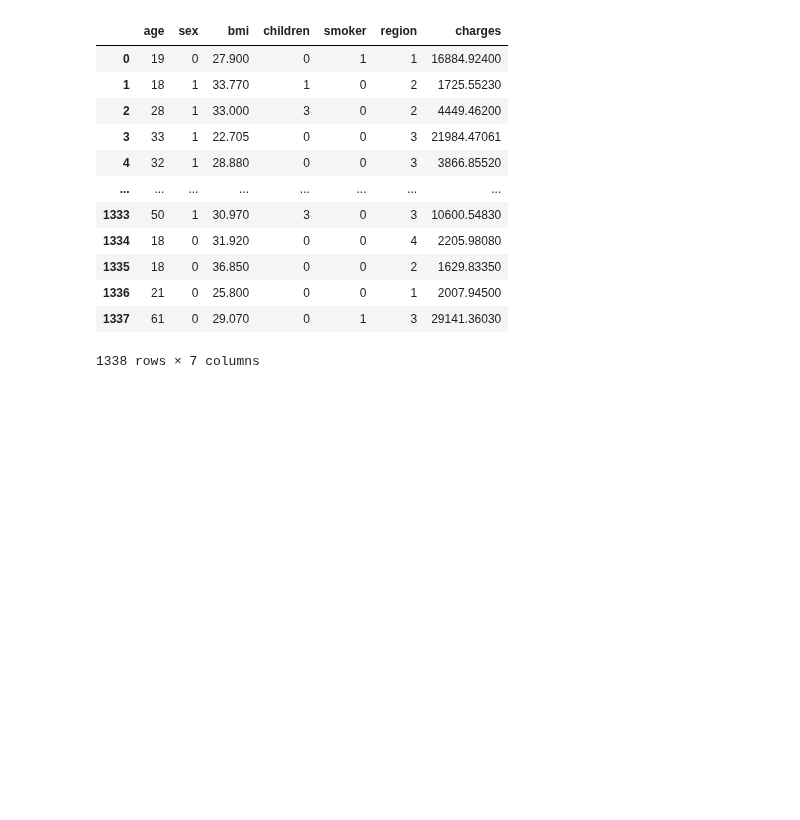
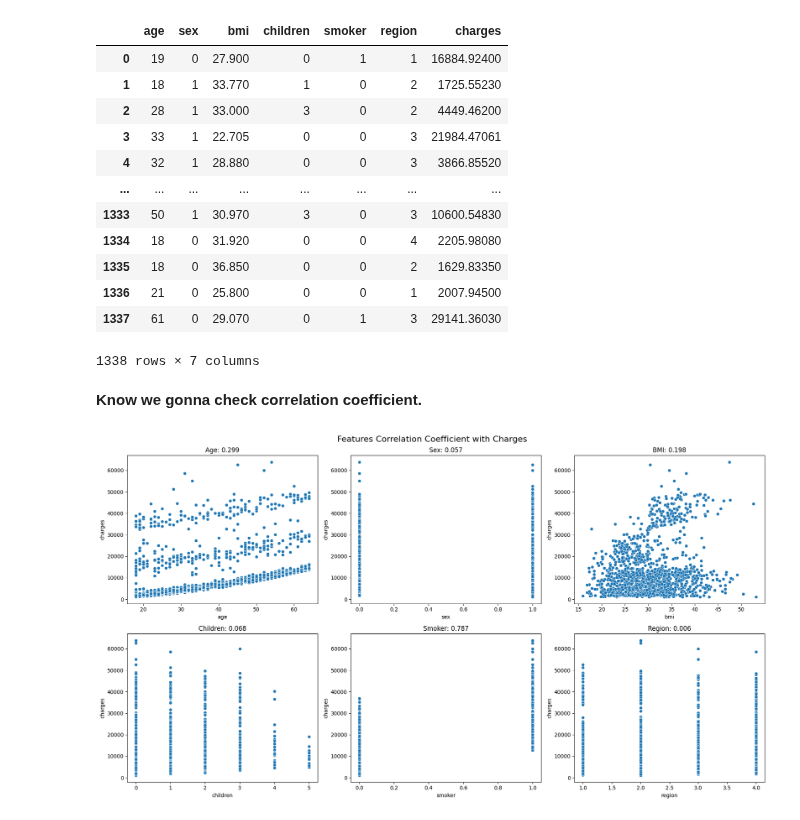
Before and after one commit to Haseebi-khan/MachineLearning, a Jupyter notebook: MachineLearning3and4_practice.ipynb, the cells around one changed output. Cells and saved outputs as stored; diff of their text form; code cells hidden in the pictures; blank space fills up the shorter version.

```diff
--- a/MachineLearning3and4_practice.ipynb
+++ b/MachineLearning3and4_practice.ipynb
@@ -120,3 +120,70 @@ df
 | 1336 | 21 | 0 | 25.800 | 0 | 0 | 1 | 2007.94500 |
 | 1337 | 61 | 0 | 29.070 | 0 | 1 | 3 | 29141.36030 |
 1338 rows × 7 columns
+# %% [markdown]
+**Know we gonna check correlation coefficient.**
+# %%
+# age	sex	bmi	children    smoker	 region	 charges
+age = np.array(df["age"])
+sex = np.array(df["sex"])
+bmi = np.array(df["bmi"])
+children = np.array(df["children"])
+smoker = np.array(df["smoker"])
+region = np.array(df["region"])
+y = np.array(df["charges"])
+
+def corr_coef(x, y):
+    numerator = np.sum(np.multiply(x - np.mean(x), y - np.mean(y)))
+    denominator = np.multiply(np.sqrt(np.sum((x - np.mean(x))**2)), np.sqrt(np.sum((y - np.mean(y))**2)))
+    corr_coef_age = numerator / denominator
+    return corr_coef_age
+
+x = age
+corr_coef_age = corr_coef(x,y)
+
+x = sex
+corr_coef_sex = corr_coef(x,y)
+
+x = bmi
+corr_coef_bmi = corr_coef(x,y)
+
+x = children
+corr_coef_children = corr_coef(x,y)
+
+x = smoker
+corr_coef_smoker = corr_coef(x,y)
+
+x = region
+corr_coef_region = corr_coef(x,y)
+
+fig, axes = plt.subplots(2, 3, figsize=(18, 10))
+fig.suptitle('Features Correlation Coefficient with Charges', fontsize=16)
+
+# Age vs Charges
+axes[0, 0].set_title(f'Age: {corr_coef_age:.3f}')
+sns.scatterplot(x='age', y='charges', data=df, ax=axes[0, 0])
+
+# Sex vs Charges
+axes[0, 1].set_title(f'Sex: {corr_coef_sex:.3f}')
+sns.scatterplot(x='sex', y='charges', data=df, ax=axes[0, 1])
+
+# BMI vs Charges
+axes[0, 2].set_title(f'BMI: {corr_coef_bmi:.3f}')
+sns.scatterplot(x='bmi', y='charges', data=df, ax=axes[0, 2])
+
+# Children vs Charges
+axes[1, 0].set_title(f'Children: {corr_coef_children:.3f}')
+sns.scatterplot(x='children', y='charges', data=df, ax=axes[1, 0])
+
+# Smoker vs Charges
+axes[1, 1].set_title(f'Smoker: {corr_coef_smoker:.3f}')
+sns.scatterplot(x='smoker', y='charges', data=df, ax=axes[1, 1])
+
+# Region vs Charges
+axes[1, 2].set_title(f'Region: {corr_coef_region:.3f}')
+sns.scatterplot(x='region', y='charges', data=df, ax=axes[1, 2])
+
+plt.tight_layout()
+plt.show()
+# %% [output]
+[figure, added]
```
Also changed, not shown: parts of 18 cells of this notebook.
